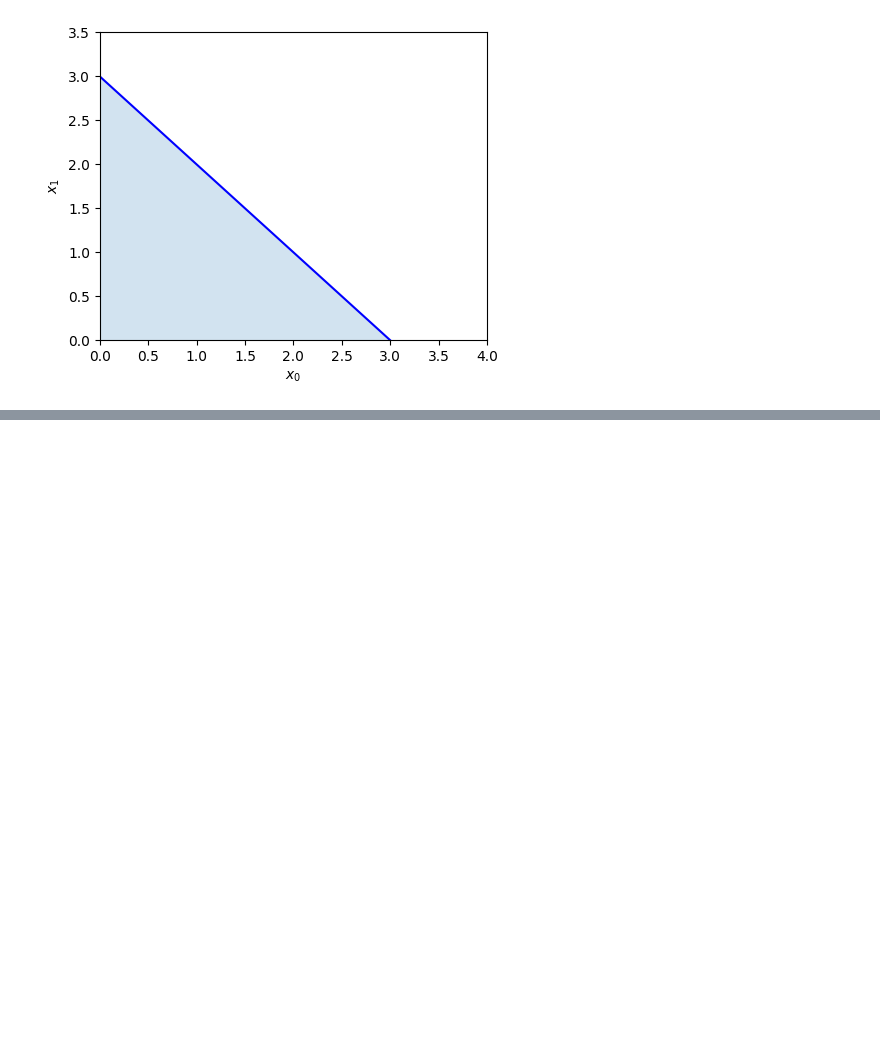
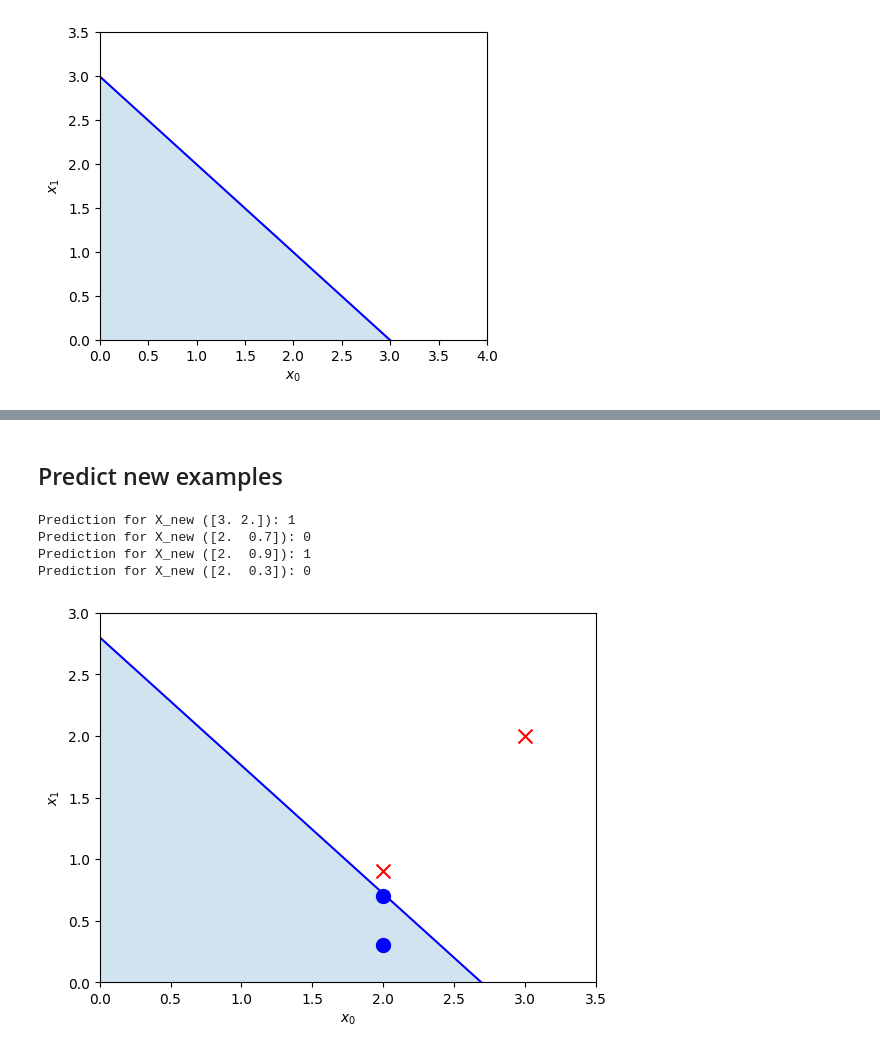
Before and after one commit to lam-thai-nguyen/Titanic-Binary-Classification, a Jupyter notebook: example.ipynb, the cells around one changed output, grey strips where cells are left out. Cells and saved outputs as stored; diff of their text form; code cells hidden in the pictures; blank space fills up the shorter version.

```diff
--- a/example.ipynb
+++ b/example.ipynb
@@ -40,0 +112,27 @@ plt.show()
+# %% [markdown]
+## Predict new examples
+# %%
+X_new = np.array([[3.0, 2.0], [2.0, 0.7], [2.0, 0.9], [2.0, 0.3]])
+y_new = []
+for example in X_new:
+    y_hat = predict(example, w_out, b_out)
+    y_new.append(y_hat)
+    print(f"Prediction for X_new ({example}): {y_hat}")
+
+x0 = np.arange(0, 4)
+x1 = (- b_out - w_out[0] * x0) / w_out[1]
+plt.plot(x0, x1, c="b")
+plt.fill_between(x0, x1, alpha=0.2)
+
+for i in range(len(X_new)):
+    plt.scatter(X_new[i, 0], X_new[i, 1], c=colors[y_new[i]], marker=markers[y_new[i]], s=100)
+plt.xlabel(r'$x_0$')
+plt.ylabel(r'$x_1$')
+plt.axis([0, 3.5, 0, 3])
+plt.show()
+# %% [output]
+Prediction for X_new ([3. 2.]): 1
+Prediction for X_new ([2.  0.7]): 0
+Prediction for X_new ([2.  0.9]): 1
+Prediction for X_new ([2.  0.3]): 0
+[figure, added]
```
Also changed, not shown: parts of 12 cells of this notebook.
